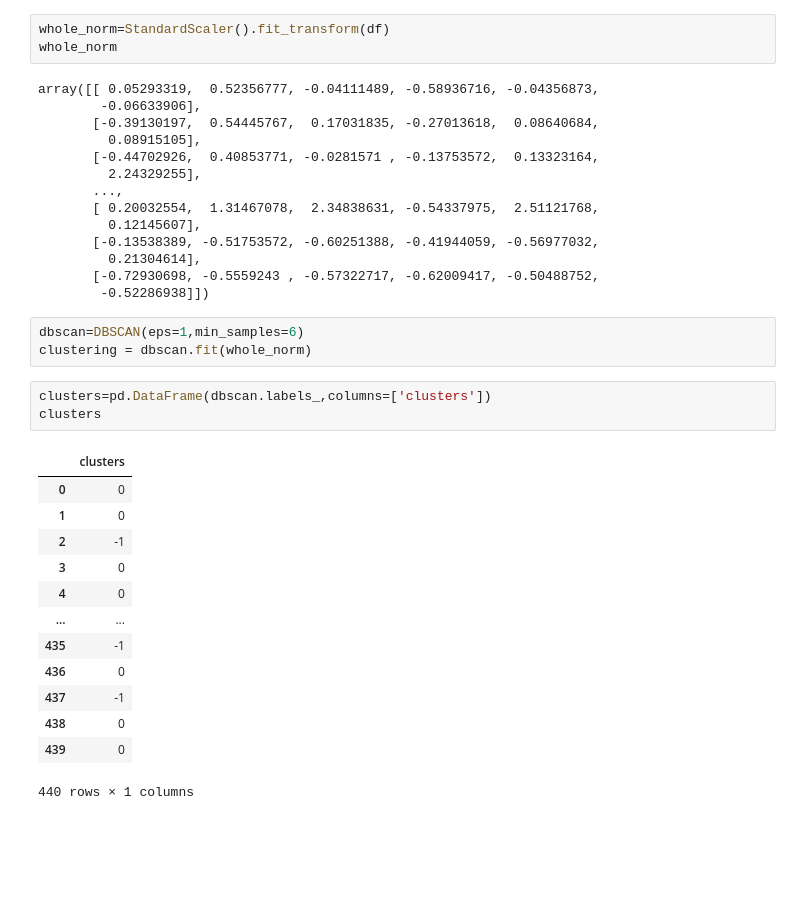
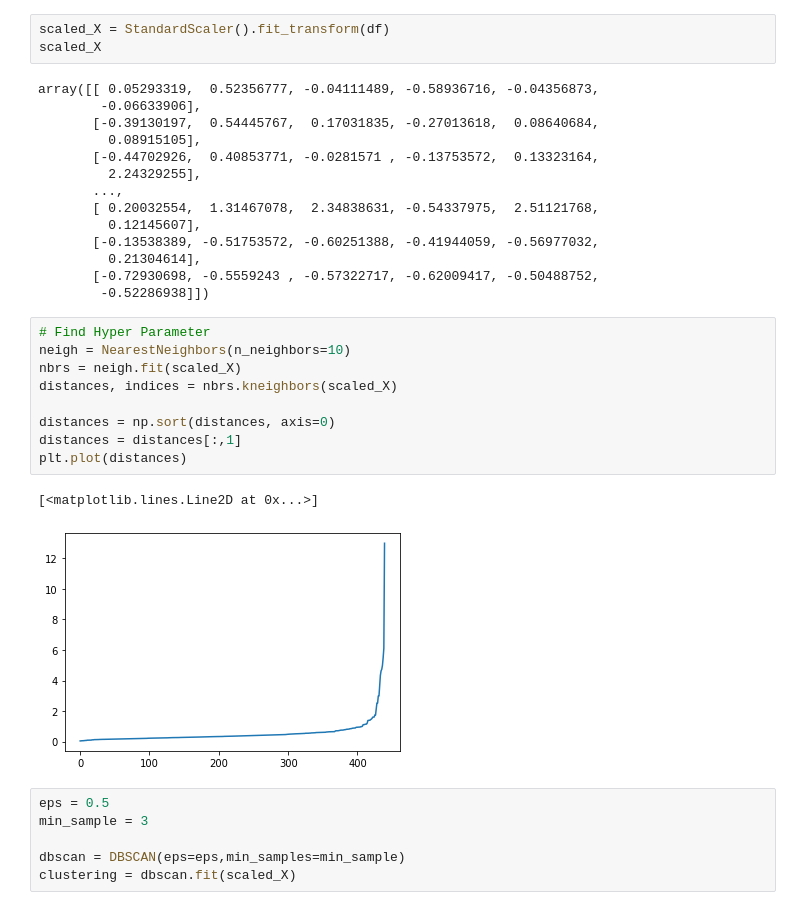
Before and after one commit to Tina-223/DBscan, a Jupyter notebook: wholesale_dbscan.ipynb, the cells around one changed output. Drawn from its saved outputs; the diff is of its cells as text; blank space fills up the shorter version.

Commit message:
[feat] dbscan with parameter

```diff
--- a/wholesale_dbscan.ipynb
+++ b/wholesale_dbscan.ipynb
@@ -54,8 +57,8 @@ df
 | 439 | 2787 | 1698 | 2510 | 65 | 477 | 52 |
 440 rows × 6 columns
 # %%
-whole_norm=StandardScaler().fit_transform(df)
-whole_norm
+scaled_X = StandardScaler().fit_transform(df)
+scaled_X
 # %% [output]
 array([[ 0.05293319,  0.52356777, -0.04111489, -0.58936716, -0.04356873,
         -0.06633906],
@@ -70,23 +73,21 @@ array([[ 0.05293319,  0.52356777, -0.04111489, -0.58936716, -0.04356873,
          0.21304614],
        [-0.72930698, -0.5559243 , -0.57322717, -0.62009417, -0.50488752,
         -0.52286938]])
+# %%
+# Find Hyper Parameter
+neigh = NearestNeighbors(n_neighbors=10)
+nbrs = neigh.fit(scaled_X)
+distances, indices = nbrs.kneighbors(scaled_X)
+
+distances = np.sort(distances, axis=0)
+distances = distances[:,1]
+plt.plot(distances)
+# %% [output]
+[<matplotlib.lines.Line2D at 0x...>]
+[figure, added]
 # %%
-dbscan=DBSCAN(eps=1,min_samples=6)
-clustering = dbscan.fit(whole_norm)
+eps = 0.5
+min_sample = 3
+
+dbscan = DBSCAN(eps=eps,min_samples=min_sample)
+clustering = dbscan.fit(scaled_X)
-# %%
-clusters=pd.DataFrame(dbscan.labels_,columns=['clusters'])
-clusters
-# %% [output]
-|  | clusters |
-| 0 | 0 |
-| 1 | 0 |
-| 2 | -1 |
-| 3 | 0 |
-| 4 | 0 |
-| ... | ... |
-| 435 | -1 |
-| 436 | 0 |
-| 437 | -1 |
-| 438 | 0 |
-| 439 | 0 |
-440 rows × 1 columns
```
Also changed, not shown: parts of 4 cells of this notebook.
